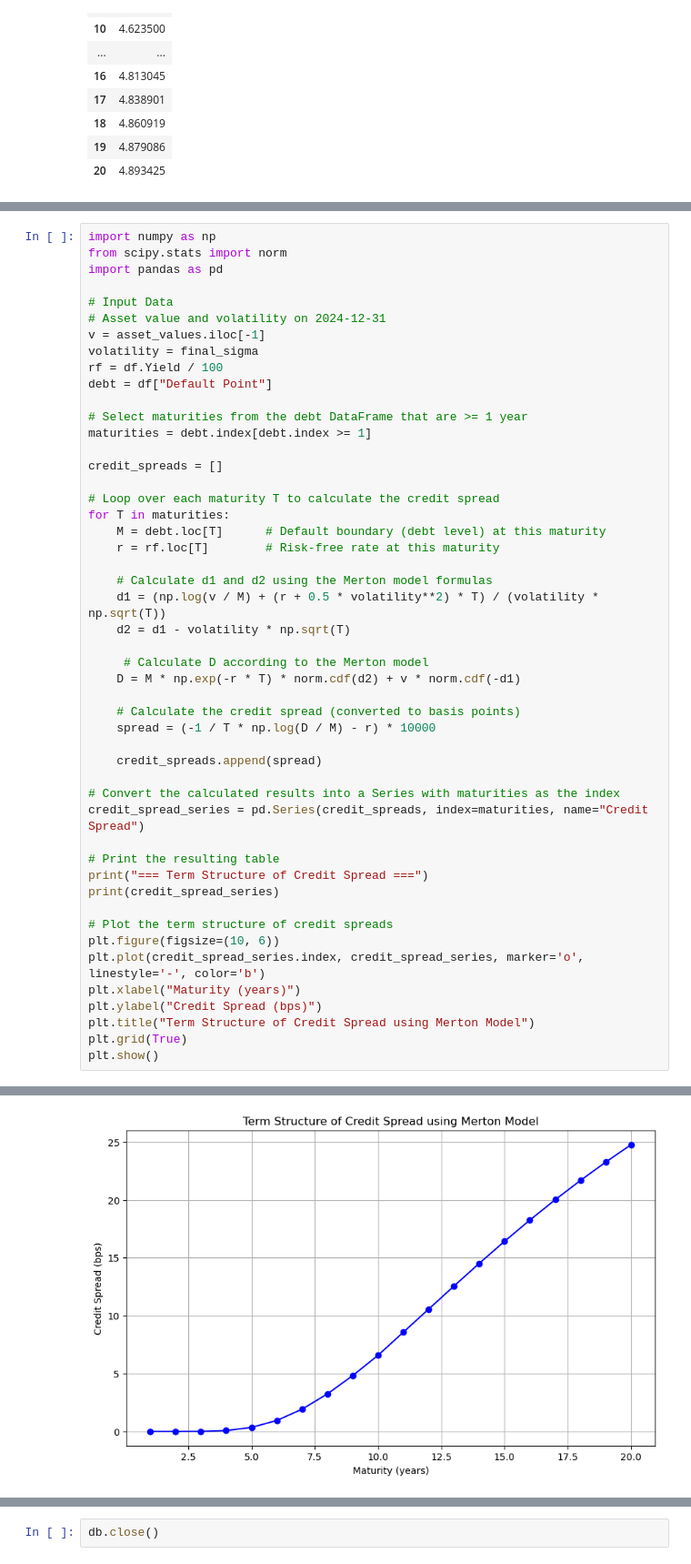
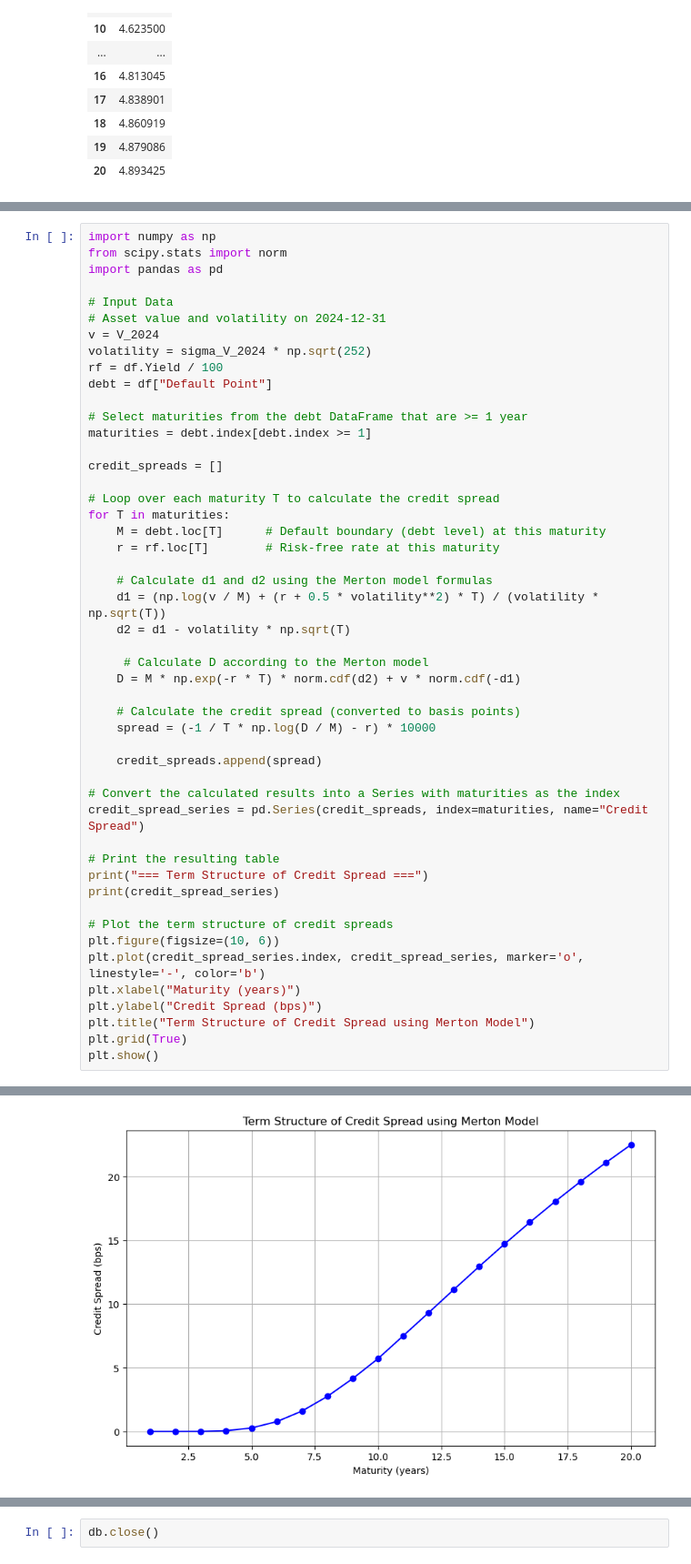
Before and after one commit to fangsitang/TP2_fixed_income, a Jupyter notebook: Part_One.ipynb, the cells around one changed output, grey strips where cells are left out. Shown at 91% size. Cells and saved outputs as stored; diff of their text form.

```diff
--- a/Part_One.ipynb
+++ b/Part_One.ipynb
@@ -532,8 +458,8 @@ import pandas as pd
 
 # Input Data
 # Asset value and volatility on 2024-12-31
-v = asset_values.iloc[-1]
-volatility = final_sigma
+v = V_2024
+volatility = sigma_V_2024 * np.sqrt(252)
 rf = df.Yield / 100
 debt = df["Default Point"]
 
@@ -594,2 +520,2 @@ plt.show()
 Name: Credit Spread, dtype: float64
-[figure, old version]
+[figure, new version]
```
Also changed, not shown: parts of 8 cells of this notebook.
